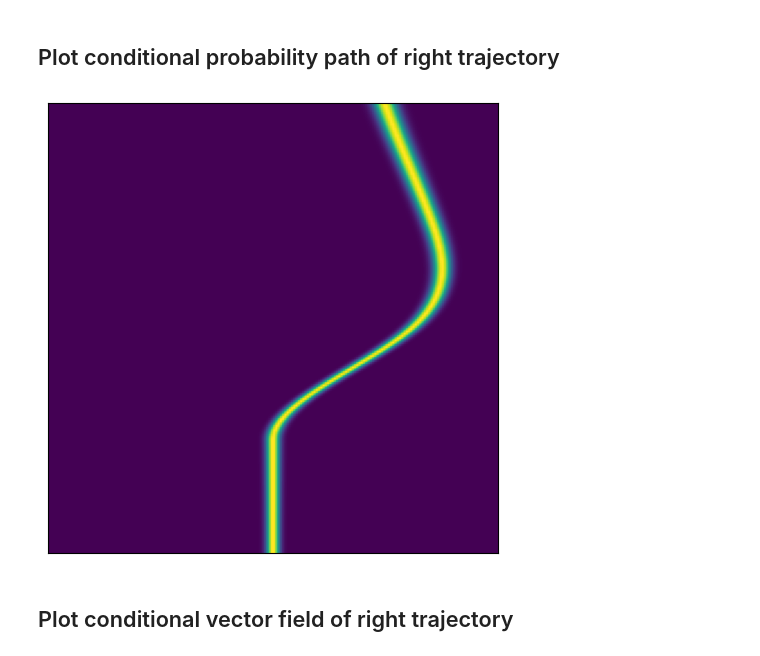
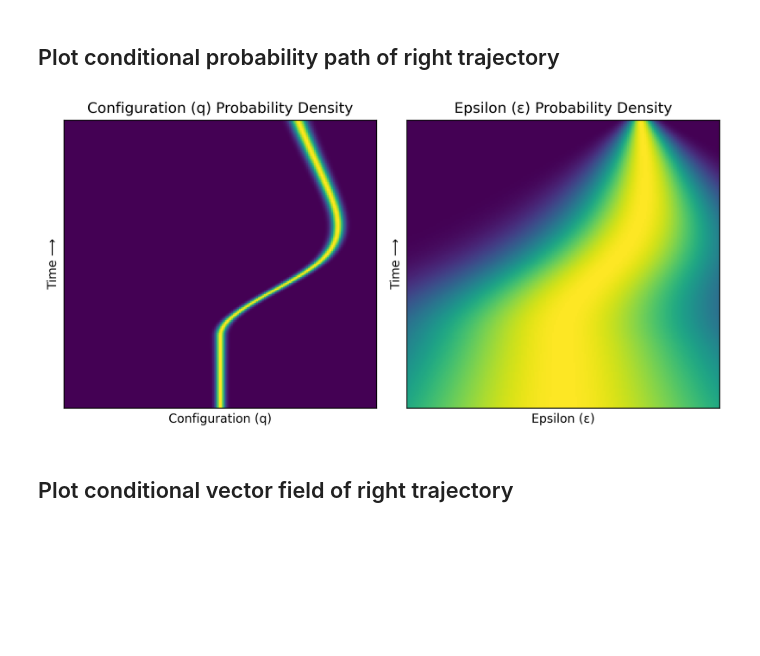
Before and after one commit to willh003/flowvis, a Jupyter notebook: notebooks/stochastic/wine-glass-demos.ipynb, the cells around one changed output. Saved outputs shown, nothing was run; the diff lists cells and outputs as text; code cells hidden in the pictures; blank space fills up the shorter version.

```diff
--- a/notebooks/stochastic/wine-glass-demos.ipynb
+++ b/notebooks/stochastic/wine-glass-demos.ipynb
@@ -78,21 +80,33 @@ plt.show()
 fp = StochasticFlowPolicy(trajectories=[traj_right], prior=[1.0], σ0=0.02, σ1=0.05)
 # %% [markdown]
 ## Plot conditional probability path of right trajectory
-# %%
-pdf = np.zeros((200, 200))
-ts = np.linspace(0, 1, 200)  # (T,)
-xs = np.linspace(-1, 1, 200)  # (X,)
-for i in range(200):
-    for j in range(200):
-        pdf[i, j] = fp.pdf_marginal_q(xs[j], ts[i])
-pdf = pdf / pdf.max(axis=1, keepdims=True)  # to normalize probability density
-plt.imshow(pdf, origin='lower')
-# plt.colorbar()
-plt.tick_params(axis='both', which='both', length=0, labelbottom=False, labelleft=False)
-plt.tight_layout()
-plt.show()
-# %% [output]
-[figure, removed]
+# %%
+fig = plt.figure(figsize=(8, 4), dpi=300)
+
+xs = np.linspace(-1, 1, 200)
+ts = np.linspace(0, 1, 200)
+
+gs = fig.add_gridspec(1, 2, width_ratios=[1, 1])
+ax1 = fig.add_subplot(gs[0])
+ax2 = fig.add_subplot(gs[1])
+
+plot_probability_density_q(fp, ts, xs, ax1)
+plot_probability_density_ε(fp, ts, xs, ax2)
+
+ax1.set_title('Configuration (q) Probability Density')
+ax2.set_title('Epsilon (ε) Probability Density')
+
+ax1.set_xlabel('Configuration (q)')
+ax1.set_ylabel('Time ⟶')
+ax2.set_xlabel('Epsilon (ε)')
+ax2.set_ylabel('Time ⟶')
+
+ax1.tick_params(axis='both', which='both', length=0, labelbottom=False, labelleft=False)
+ax2.tick_params(axis='both', which='both', length=0, labelbottom=False, labelleft=False)
+plt.tight_layout()
+plt.show()
+# %% [output]
+[figure, added]
 # %% [markdown]
 ## Plot conditional vector field of right trajectory
 # %%
```
Also changed, not shown: parts of 1 cell of this notebook, 3 other files.
